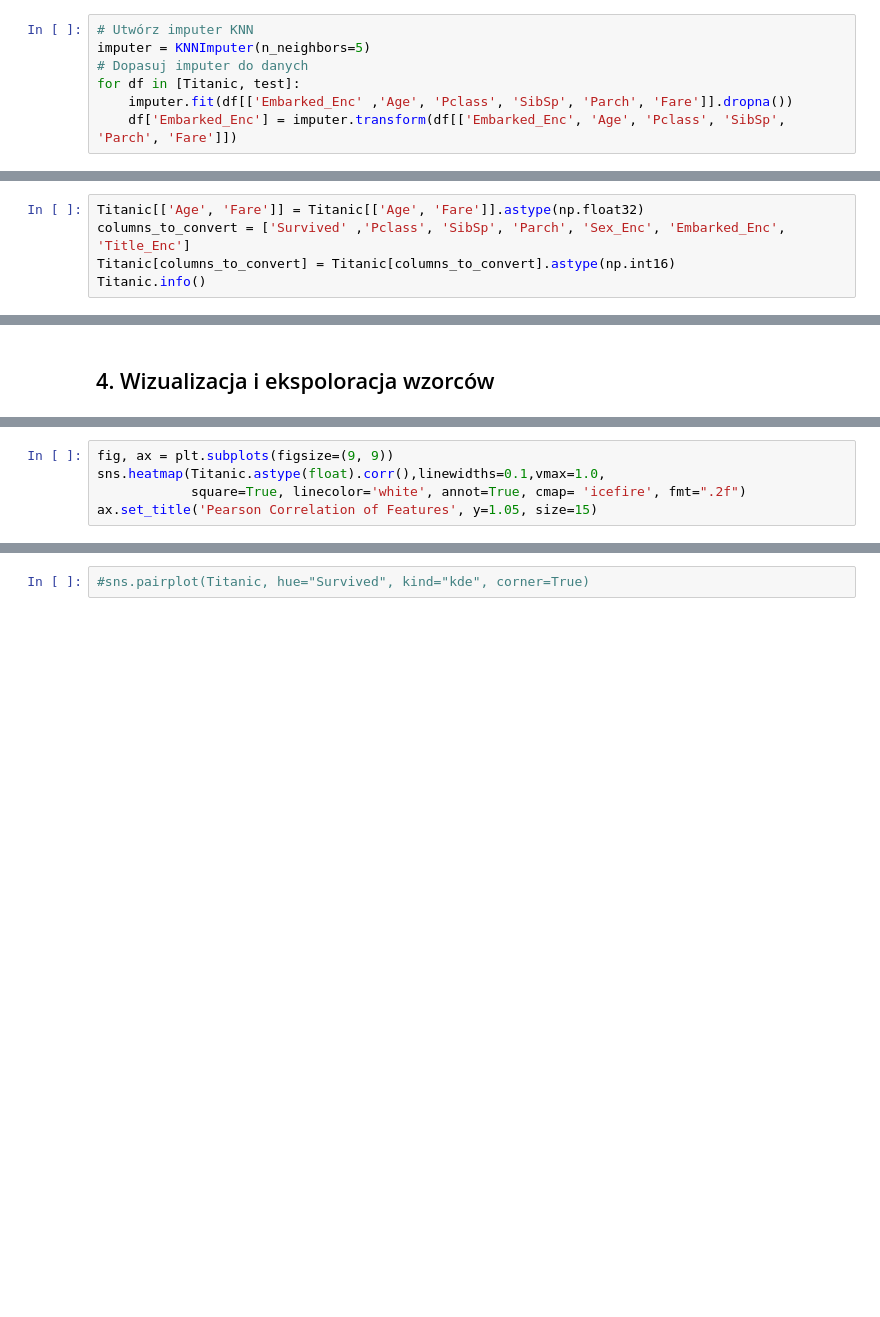
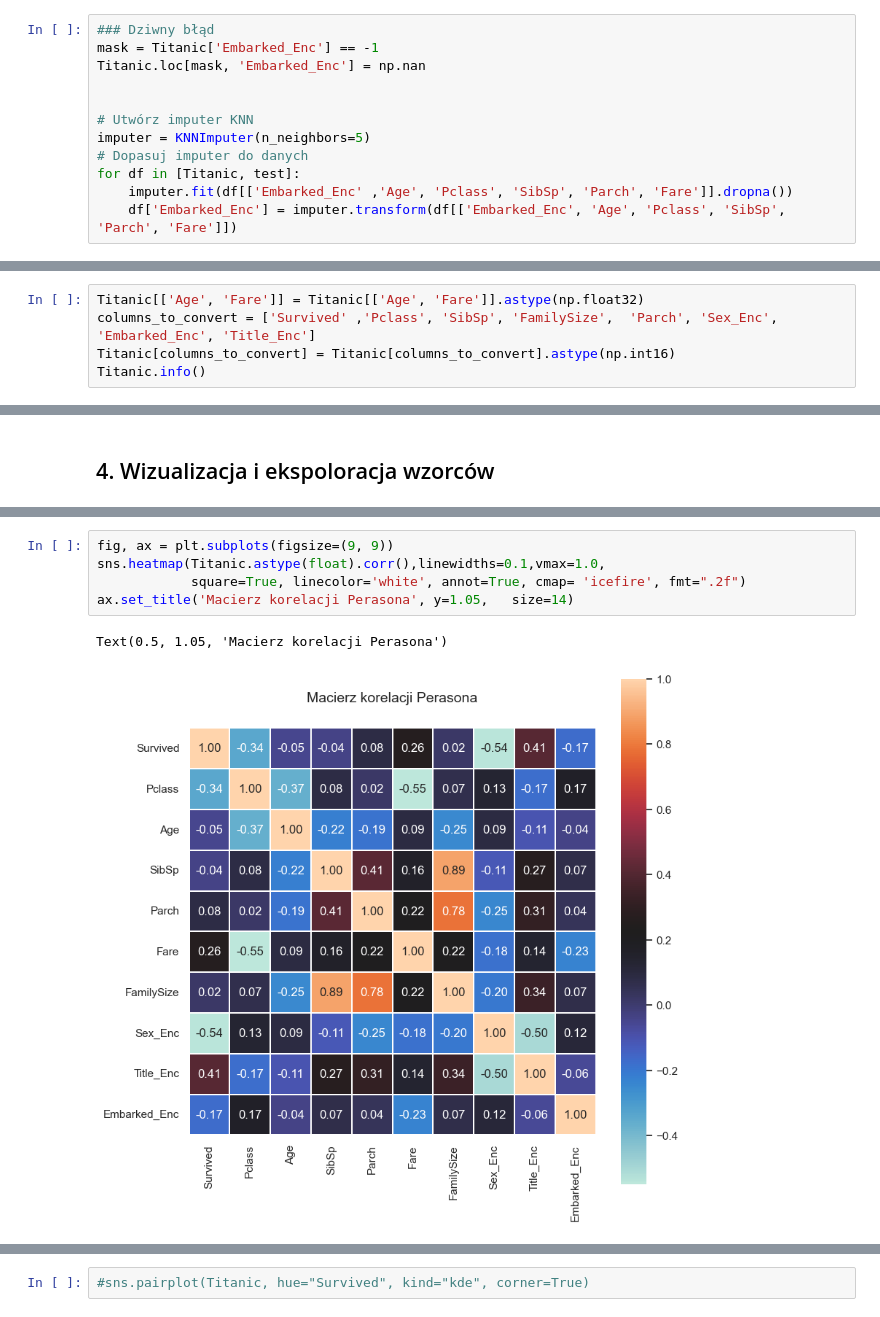
Before and after one commit to Dominik-Sidorczuk/Dominik-Projects, a Jupyter notebook: Titanic/Titanic.ipynb, the cells around one changed output, grey strips where cells are left out. Cells and saved outputs as stored; diff of their text form; blank space fills up the shorter version.

```diff
--- a/Titanic/Titanic.ipynb
+++ b/Titanic/Titanic.ipynb
@@ -177,6 +202,11 @@ for df in [Titanic, test]:
     imputer.fit(df[['Age', 'Pclass', 'SibSp', 'Parch', 'Fare']].dropna())
     df['Age'] = imputer.transform(df[['Age', 'Pclass', 'SibSp', 'Parch', 'Fare']])
 # %%
+### Dziwny błąd
+mask = Titanic['Embarked_Enc'] == -1
+Titanic.loc[mask, 'Embarked_Enc'] = np.nan
+
+
 # Utwórz imputer KNN
 imputer = KNNImputer(n_neighbors=5)
 # Dopasuj imputer do danych
@@ -247,5 +297,5 @@ test.descibe()
 # %%
 Titanic[['Age', 'Fare']] = Titanic[['Age', 'Fare']].astype(np.float32)
-columns_to_convert = ['Survived' ,'Pclass', 'SibSp', 'Parch', 'Sex_Enc', 'Embarked_Enc', 'Title_Enc']
+columns_to_convert = ['Survived' ,'Pclass', 'SibSp', 'FamilySize',  'Parch', 'Sex_Enc', 'Embarked_Enc', 'Title_Enc']
 Titanic[columns_to_convert] = Titanic[columns_to_convert].astype(np.int16)
 Titanic.info()
@@ -265,8 +365,11 @@ Titanic.groupby('Survived').mean().round(2)
 # %%
 fig, ax = plt.subplots(figsize=(9, 9))
 sns.heatmap(Titanic.astype(float).corr(),linewidths=0.1,vmax=1.0,
             square=True, linecolor='white', annot=True, cmap= 'icefire', fmt=".2f")
-ax.set_title('Pearson Correlation of Features', y=1.05, size=15)
+ax.set_title('Macierz korelacji Perasona', y=1.05,   size=14)
+# %% [output]
+Text(0.5, 1.05, 'Macierz korelacji Perasona')
+[figure, added]
 # %%
 fig, ax = plt.subplots(figsize=(9, 9))
 sns.heatmap(test.astype(float).corr(),linewidths=0.1,vmax=1.0,
```
Also changed, not shown: parts of 25 cells of this notebook.
